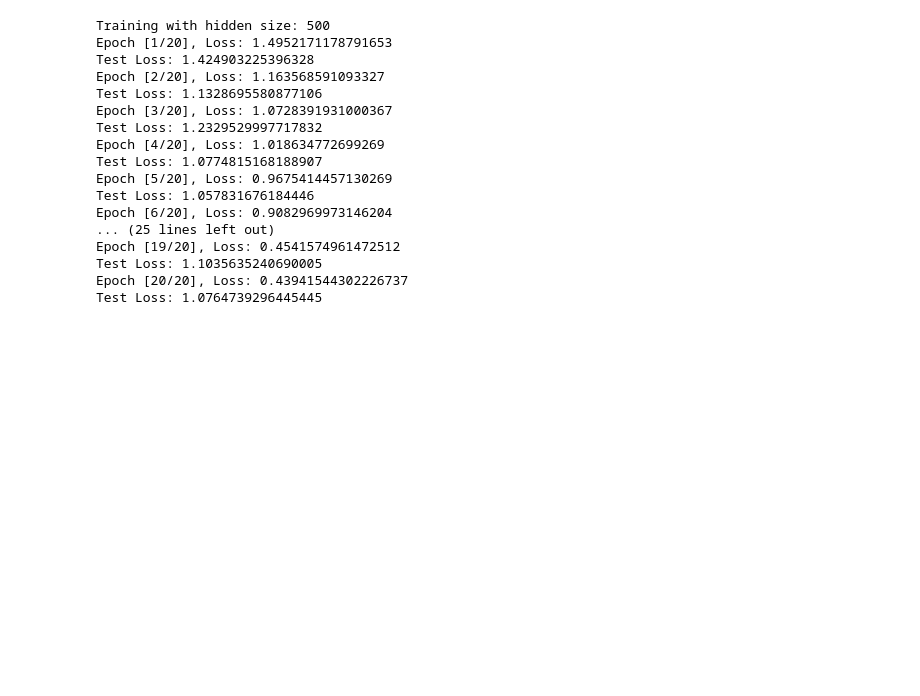
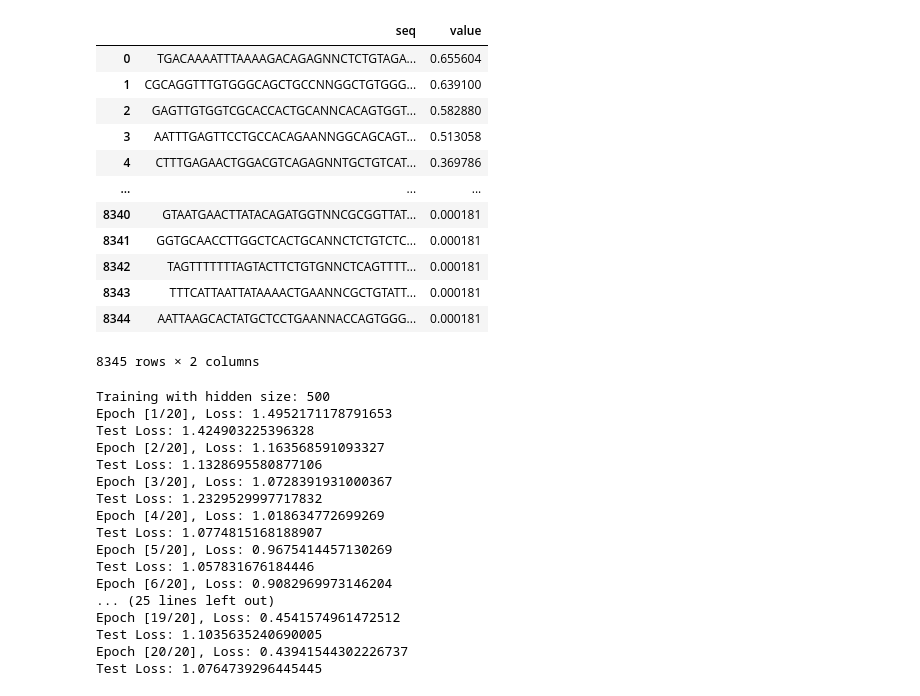
Before and after one commit to mhbakalar/intquery-mb, a Jupyter notebook: notebooks/TCB_model_playground.ipynb, the cells around one changed output. Cells and saved outputs as stored; diff of their text form; code cells hidden in the pictures; blank space fills up the shorter version.

```diff
--- a/notebooks/TCB_model_playground.ipynb
+++ b/notebooks/TCB_model_playground.ipynb
@@ -24,14 +23,16 @@ def reverse_complement(seq):
     # Generate the complement for each nucleotide and reverse the sequence
     return ''.join(complement_dict[nuc] for nuc in reversed(seq))
 
-cs_data_file = 'data/TB000208a.outputs.xlsx'
-data_path = 'data/TB000208a'
+cs_data_file = '../data/TB000208a.outputs.xlsx'
+data_path = '../data/TB000208a'
 train_sheets = ['GT-Rep1-N7_S1','GT-Rep2-N7_S2','GT-Rep3-N7_S3']
 test_sheets = ['Pool-Rep1-N7_S4','Pool-Rep2-N7_S5','Pool-Rep3-N7_S6']
 
-Pool_rep1 = pd.read_excel(cs_data_file, sheet_name=test_sheets[0])
-Pool_rep2 = pd.read_excel(cs_data_file, sheet_name=test_sheets[1])
-Pool_rep3 = pd.read_excel(cs_data_file, sheet_name=test_sheets[2])
+sheets = ['Pool-Rep1-N7_S4','Pool-Rep2-N7_S5','Pool-Rep3-N7_S6','GT-Rep1-N7_S1','GT-Rep2-N7_S2','GT-Rep3-N7_S3']
+
+Pool_rep1 = pd.read_excel(cs_data_file, sheet_name=sheets[0])
+Pool_rep2 = pd.read_excel(cs_data_file, sheet_name=sheets[1])
+Pool_rep3 = pd.read_excel(cs_data_file, sheet_name=sheets[2])
 
 Pool_rep1 = Pool_rep1.sort_values(by='count',ascending=False).reset_index(drop=True)
 Pool_rep2 = Pool_rep2.sort_values(by='count',ascending=False).reset_index(drop=True)
@@ -101,3 +86,27 @@ cryptic_seq_df
+# %%
+train = cryptic_seq_df[['sequence','total_count_normalized']].sample(frac=0.95,random_state=200)
+test = cryptic_seq_df[['sequence','total_count_normalized']].drop(train.index).reset_index(drop=True)
+train = train.reset_index(drop=True)
+train.columns = ['seq','value']
+test.columns = ['seq','value']
+train.to_csv('../data/TB000208a/fit.csv',index=False)
+test.to_csv('../data/TB000208a/test.csv',index=False)
+# %%
+test
+# %% [output]
+|  | seq | value |
+| 0 | TGACAAAATTTAAAAGACAGAGNNCTCTGTAGA... | 0.655604 |
+| 1 | CGCAGGTTTGTGGGCAGCTGCCNNGGCTGTGGG... | 0.639100 |
+| 2 | GAGTTGTGGTCGCACCACTGCANNCACAGTGGT... | 0.582880 |
+| 3 | AATTTGAGTTCCTGCCACAGAANNGGCAGCAGT... | 0.513058 |
+| 4 | CTTTGAGAACTGGACGTCAGAGNNTGCTGTCAT... | 0.369786 |
+| ... | ... | ... |
+| 8340 | GTAATGAACTTATACAGATGGTNNCGCGGTTAT... | 0.000181 |
+| 8341 | GGTGCAACCTTGGCTCACTGCANNCTCTGTCTC... | 0.000181 |
+| 8342 | TAGTTTTTTTAGTACTTCTGTGNNCTCAGTTTT... | 0.000181 |
+| 8343 | TTTCATTAATTATAAAACTGAANNCGCTGTATT... | 0.000181 |
+| 8344 | AATTAAGCACTATGCTCCTGAANNACCAGTGGG... | 0.000181 |
+8345 rows × 2 columns
 # %%
 # Define a function to convert DNA sequences to one-hot encoding
 def sequence_to_one_hot(sequence):
```
Also changed, not shown: parts of 2 cells of this notebook, 12 other files.
